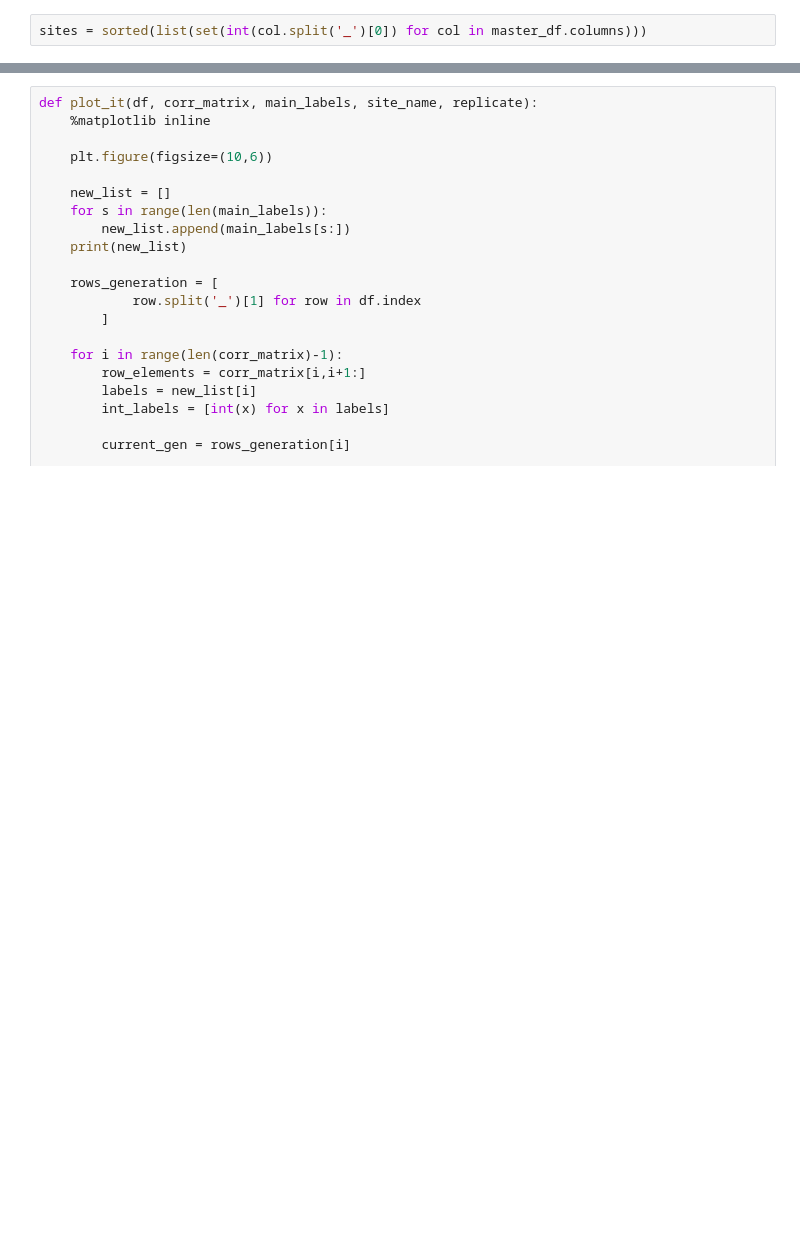
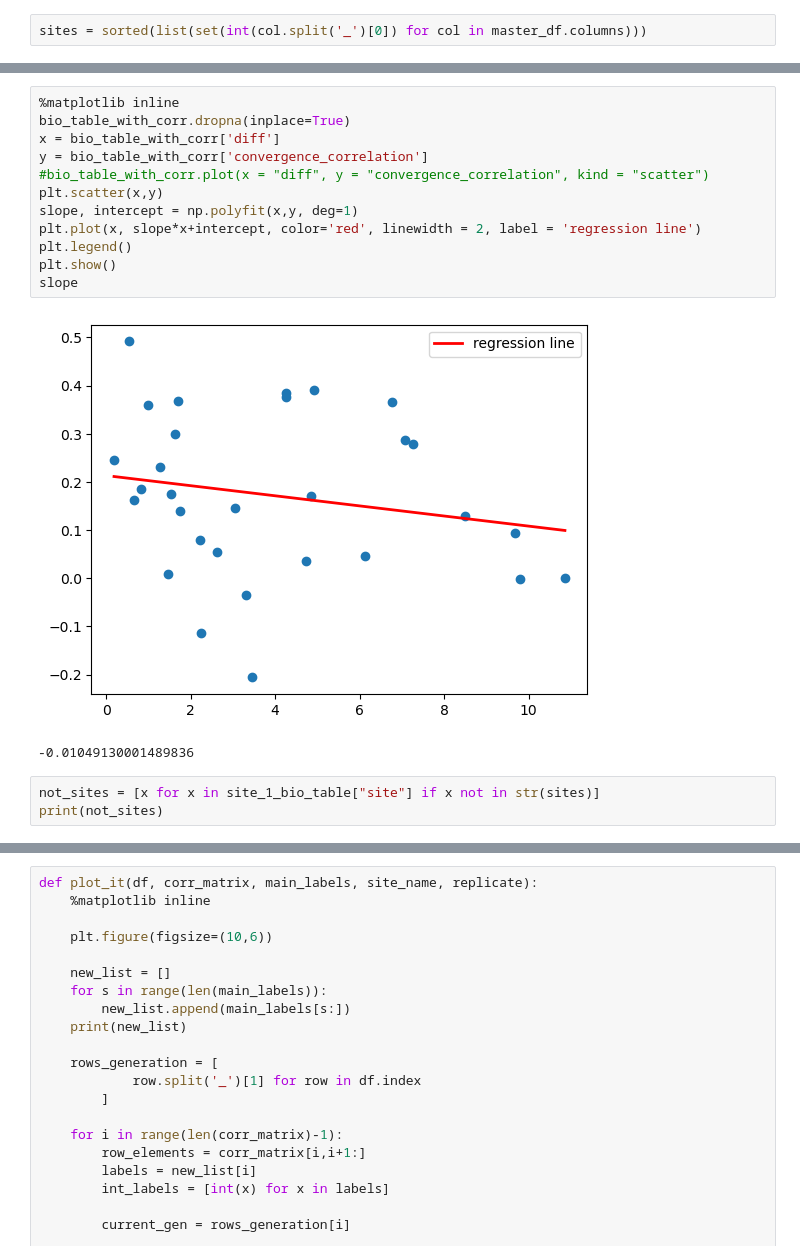
Before and after one commit to jennifercasavant-beep/surp2026-covariances, a Jupyter notebook: clean_notebook.ipynb, the cells around one changed output, grey strips where cells are left out. Drawn from its saved outputs; the diff is of its cells as text; blank space fills up the shorter version.

```diff
--- a/clean_notebook.ipynb
+++ b/clean_notebook.ipynb
@@ -75,0 +481,18 @@ sites = sorted(list(set(int(col.split('_')[0]) for col in master_df.columns)))
+# %%
+%matplotlib inline
+bio_table_with_corr.dropna(inplace=True)
+x = bio_table_with_corr['diff']
+y = bio_table_with_corr['convergence_correlation']
+#bio_table_with_corr.plot(x = "diff", y = "convergence_correlation", kind = "scatter")
+plt.scatter(x,y)
+slope, intercept = np.polyfit(x,y, deg=1)
+plt.plot(x, slope*x+intercept, color='red', linewidth = 2, label = 'regression line')
+plt.legend()
+plt.show()
+slope
+# %% [output]
+[figure, added]
+-0.01049130001489836
+# %%
+not_sites = [x for x in site_1_bio_table["site"] if x not in str(sites)]
+print(not_sites)
```
Also changed, not shown: parts of 35 cells of this notebook, 3 other files.
